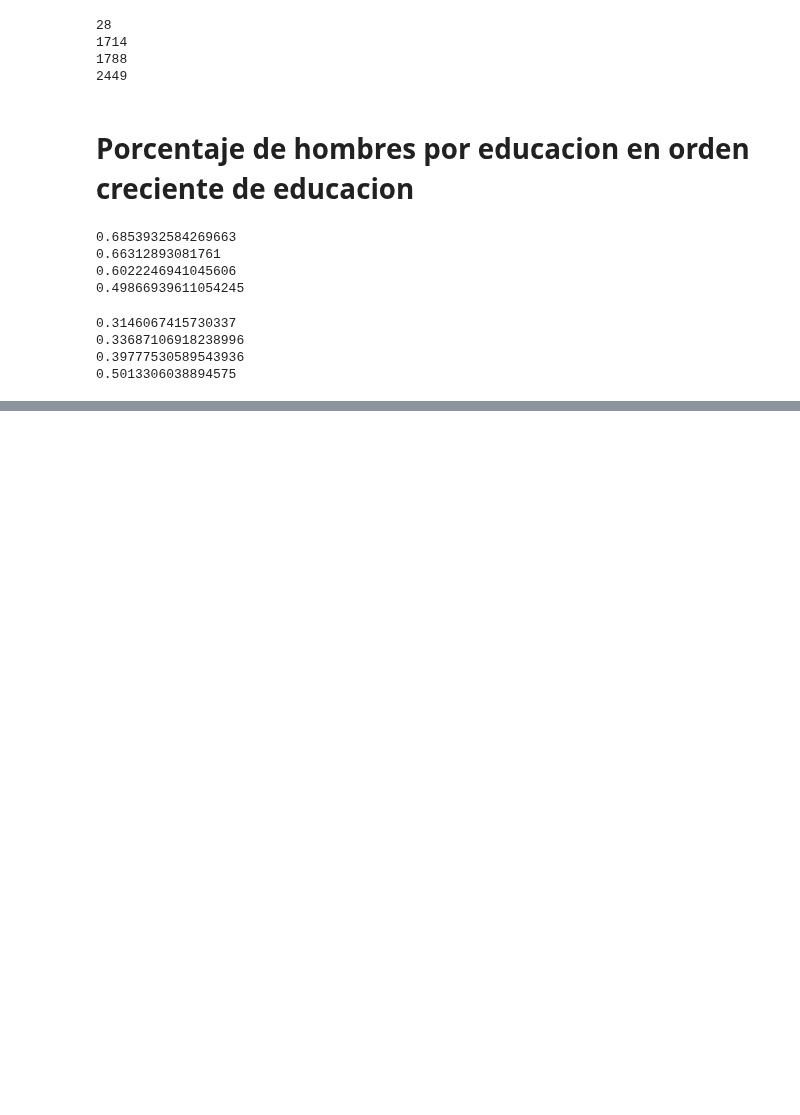
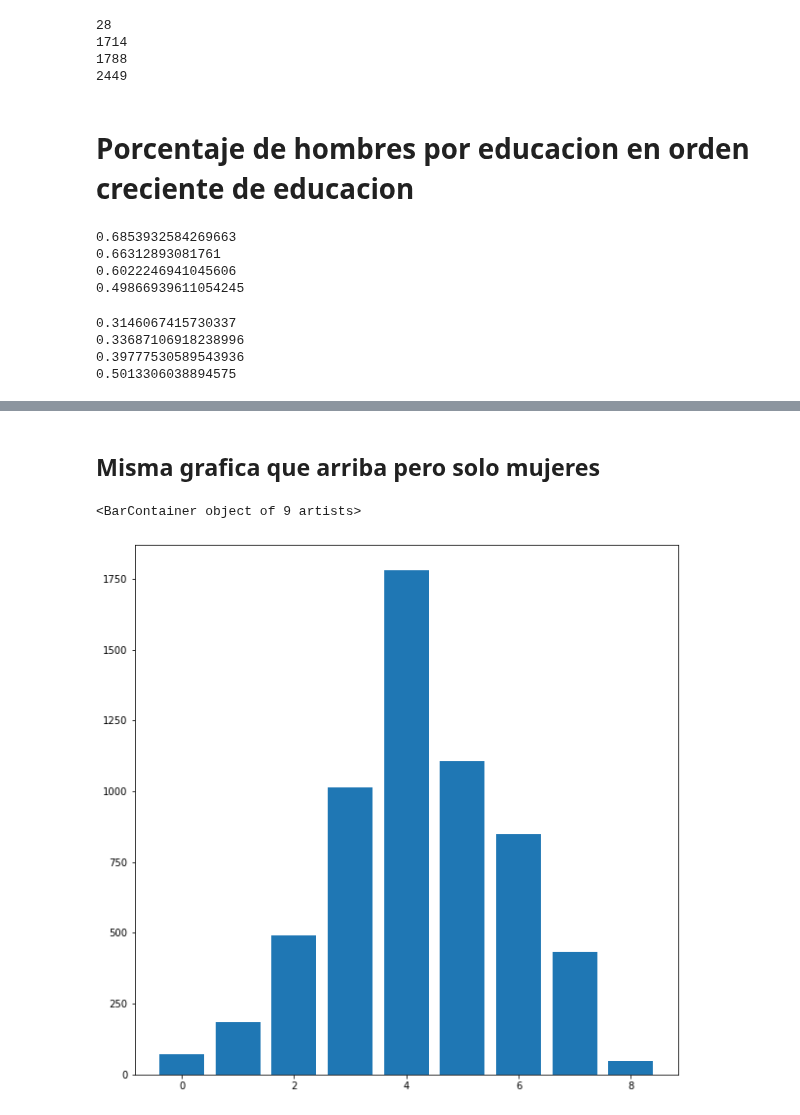
Before and after one commit to mTrujillf/inferencia, a Jupyter notebook: inferencia4.ipynb, the cells around one changed output, grey strips where cells are left out. Saved outputs shown, nothing was run; the diff lists cells and outputs as text; code cells hidden in the pictures; blank space fills up the shorter version.

```diff
--- a/inferencia4.ipynb
+++ b/inferencia4.ipynb
@@ -571,0 +690,11 @@ print(len(df_mujeres_superior)/len(df_superior))
+# %% [markdown]
+## Misma grafica que arriba pero solo mujeres
+# %%
+y = df_mujeres['tot_actividades_casa'].value_counts()
+x = y.keys()
+y = y.values
+plt.figure(figsize=(10,10))
+plt.bar(x,y)
+# %% [output]
+<BarContainer object of 9 artists>
+[figure, added]
```
Also changed, not shown: parts of 9 cells of this notebook.
